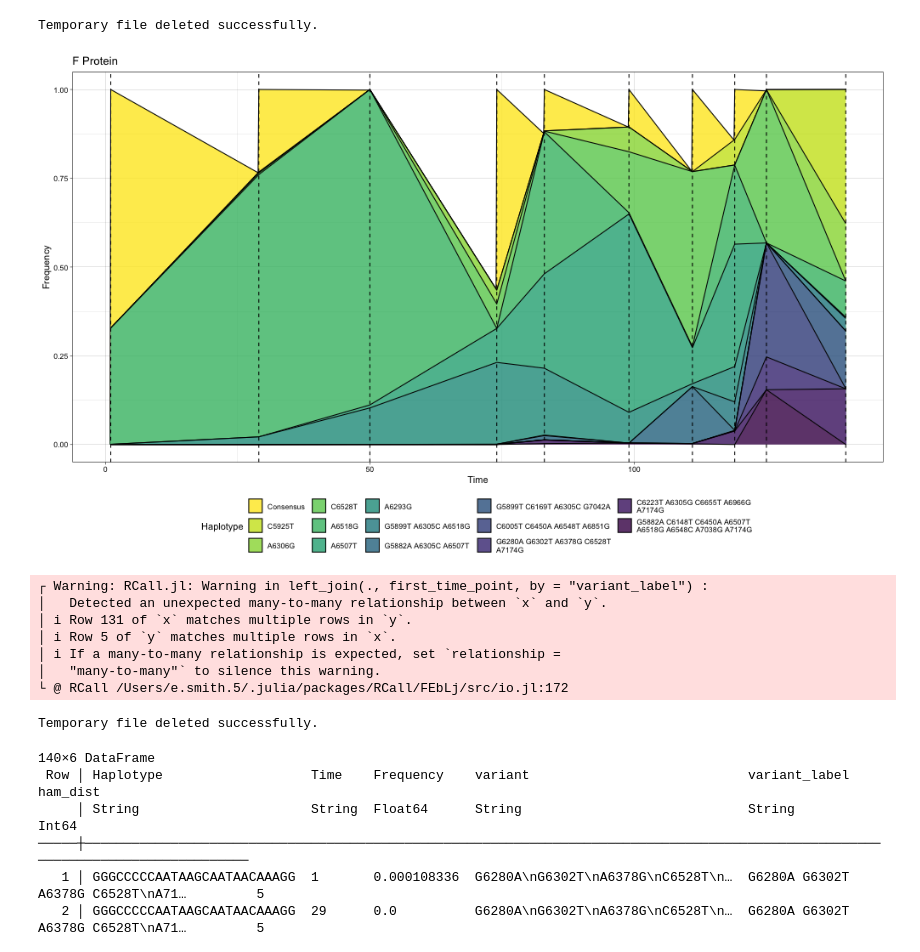
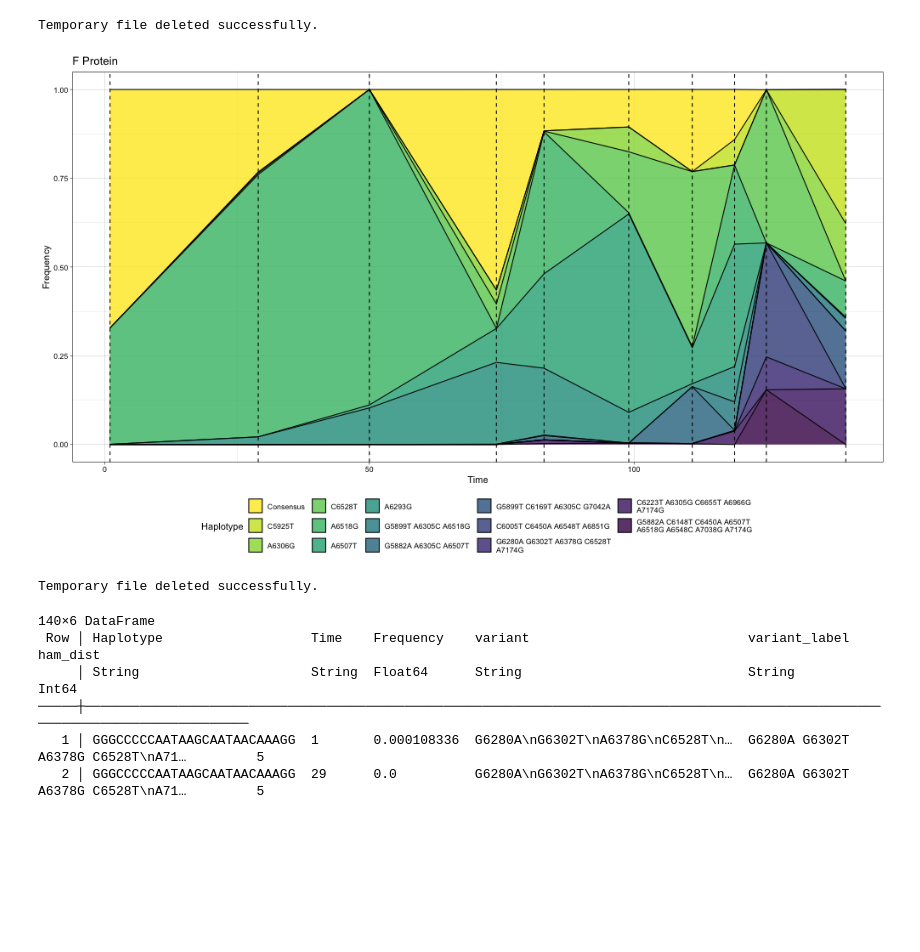
Before and after one commit to ewanwsmith/RSV_haplotype_reconstruction, a Jupyter notebook: src/haplotypes.ipynb, the cells around one changed output. Cells and saved outputs as stored; diff of their text form; code cells hidden in the pictures; blank space fills up the shorter version.

```diff
--- a/src/haplotypes.ipynb
+++ b/src/haplotypes.ipynb
@@ -2,7 +2,7 @@
 # inputs
 
 #path to the .csv file created from the VeTrans output
-haps_path = "/Users/e.smith.5/Documents/PhD/RSV_project/RSV_haplotype_reconstruction/data/VeTrans/by_protein/n_haps_F/Inference_14_0.csv"
+haps_path = "/Users/e.smith.5/Documents/PhD/RSV_project/RSV_haplotype_reconstruction/data/VeTrans/by_protein/n_haps_F/F_prev_in/Inference_19_2345.csv"
 
 #path to the Times.in file
 times = "/Users/e.smith.5/Documents/PhD/RSV_project/RSV_haplotype_reconstruction/data/samfire/Times.in"
@@ -478,50 +478,43 @@ first_time_point <- haps %>%
   arrange(desc(Frequency)) %>%
   select(variant_label, InitialFrequency = Frequency)
 
-# Join the initial frequency data back to the main dataset
+# Join the initial frequency data back to the main dataset, with many-to-many relationship allowed
 haps <- haps %>%
-  left_join(first_time_point, by = "variant_label") %>%
+  left_join(first_time_point, by = "variant_label", relationship = "many-to-many") %>%
   arrange(desc(InitialFrequency), Time, Frequency)
 
 # Create a color palette with the same number of colors as unique haplotypes
 num_haplotypes <- length(unique(haps$variant_label))
 haplotype_colors <- viridis::viridis(num_haplotypes, direction = -1)
 
 # Create the plot
 p <- ggplot(haps, aes(x = as.numeric(Time), y = as.numeric(Frequency), fill = variant_label)) +
   geom_area(alpha = 0.8, linewidth = 0.5, colour = "black") +
   geom_vline(xintercept = unique(as.numeric(haps$Time)), linetype = "dashed", color = "black") +
   theme_linedraw() +
   labs(title = protein_name, x = "Time", y = "Frequency", fill = "Haplotype") +
   theme(legend.position = "bottom", legend.spacing.x = unit(5, "lines")) +
   scale_fill_manual(values = haplotype_colors)
 
 png(filename = $output_path, width = 1000, height = 600)
 print(p)
 dev.off()
 """
 
 # Read and display the image file in Julia
 if isfile(output_path)
     img = load(output_path)
     display(img)
 
     # Delete the temporary image file after displaying
     rm(output_path; force = true)
     println("Temporary file deleted successfully.")
 else
     println("File does not exist.")
 end
 # %% [output]
-[figure, old version]
+[figure, new version]
-┌ Warning: RCall.jl: Warning in left_join(., first_time_point, by = "variant_label") :
-│   Detected an unexpected many-to-many relationship between `x` and `y`.
-│ i Row 131 of `x` matches multiple rows in `y`.
-│ i Row 5 of `y` matches multiple rows in `x`.
-│ i If a many-to-many relationship is expected, set `relationship =
-│   "many-to-many"` to silence this warning.
-└ @ RCall /Users/e.smith.5/.julia/packages/RCall/FEbLj/src/io.jl:172
+Temporary file deleted successfully.
-Temporary file deleted successfully.
 # %%
 # Function to calculate Hamming distance between two strings
 function hamming_distance(s1::String, s2::String)::Int
```
Also changed, not shown: 6 other files.
